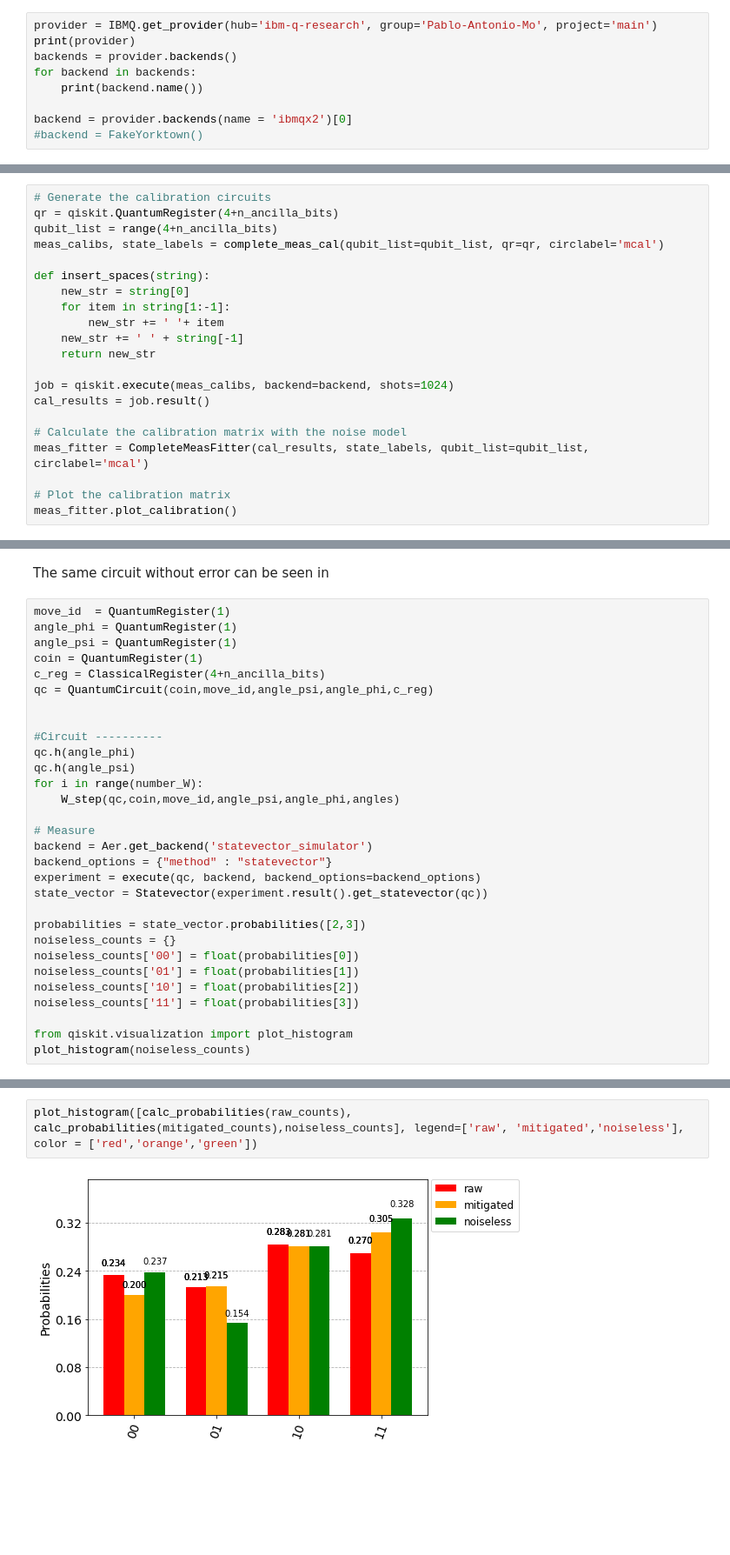
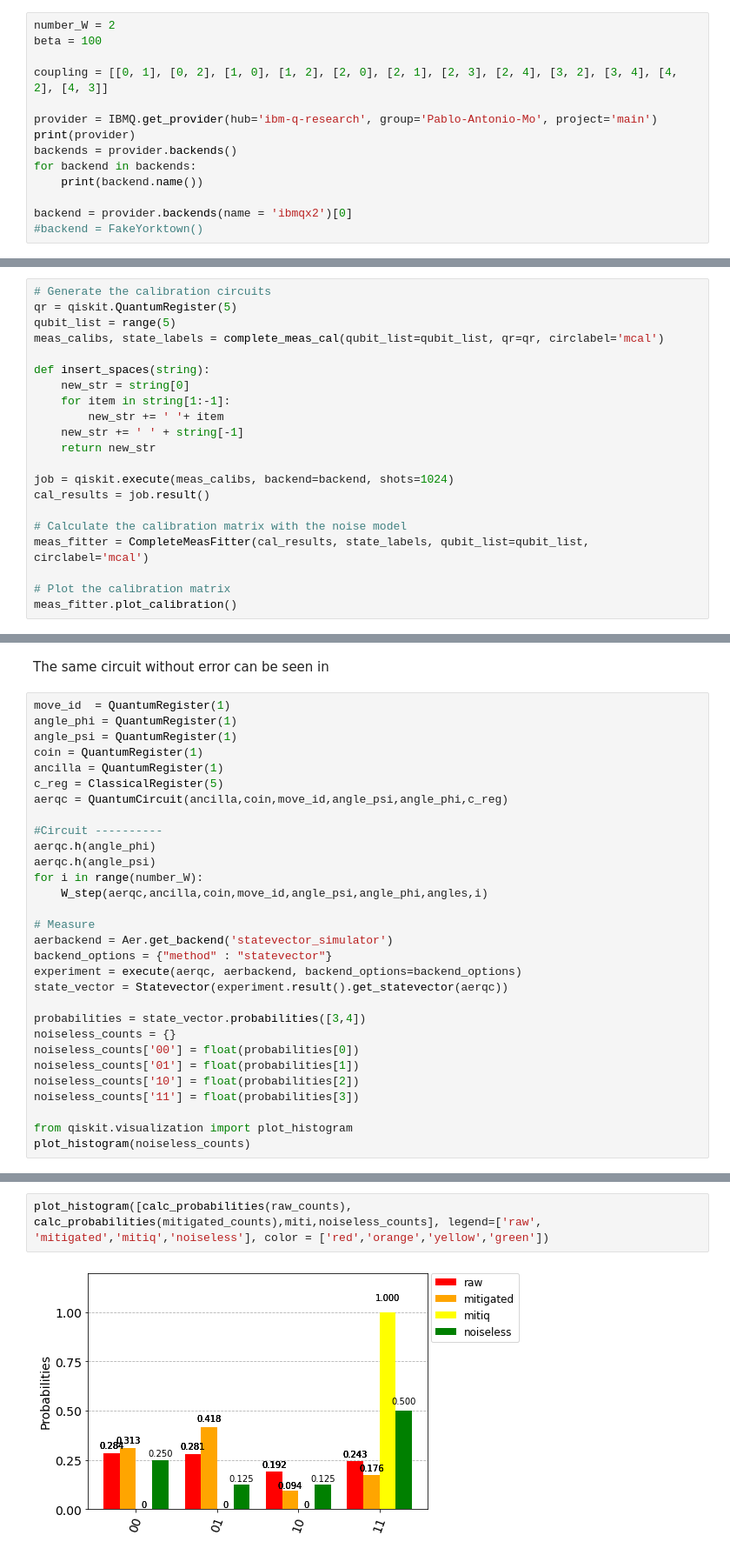
Before and after one commit to roberCO/QFold, a Jupyter notebook: GG 1 random with low precision.ipynb, the cells around one changed output, grey strips where cells are left out. Shown at 87% size. Saved outputs shown, nothing was run; the diff lists cells and outputs as text; blank space fills up the shorter version.

Commit message:
Adds error mitigation with mitiq and lowers the depth of the circuit

```diff
--- a/GG 1 random with low precision.ipynb
+++ b/GG 1 random with low precision.ipynb
@@ -36,4 +65,9 @@ from qiskit.ignis.mitigation.measurement import (complete_meas_cal, tensored_mea
 # %%
+number_W = 2
+beta = 100
+
+coupling = [[0, 1], [0, 2], [1, 0], [1, 2], [2, 0], [2, 1], [2, 3], [2, 4], [3, 2], [3, 4], [4, 2], [4, 3]]
+
 provider = IBMQ.get_provider(hub='ibm-q-research', group='Pablo-Antonio-Mo', project='main')
 print(provider)
 backends = provider.backends()
@@ -117,8 +148,8 @@ n_ancilla_bits = 0
 Let us have some error correction in place
 # %%
 # Generate the calibration circuits
-qr = qiskit.QuantumRegister(4+n_ancilla_bits)
-qubit_list = range(4+n_ancilla_bits)
+qr = qiskit.QuantumRegister(5)
+qubit_list = range(5)
 meas_calibs, state_labels = complete_meas_cal(qubit_list=qubit_list, qr=qr, circlabel='mcal')
 
 def insert_spaces(string):
@@ -284,23 +508,23 @@ move_id  = QuantumRegister(1)
 angle_phi = QuantumRegister(1)
 angle_psi = QuantumRegister(1)
 coin = QuantumRegister(1)
-c_reg = ClassicalRegister(4+n_ancilla_bits)
-qc = QuantumCircuit(coin,move_id,angle_psi,angle_phi,c_reg)
-
+ancilla = QuantumRegister(1)
+c_reg = ClassicalRegister(5)
+aerqc = QuantumCircuit(ancilla,coin,move_id,angle_psi,angle_phi,c_reg)
 
 #Circuit ----------
-qc.h(angle_phi)
-qc.h(angle_psi)
+aerqc.h(angle_phi)
+aerqc.h(angle_psi)
 for i in range(number_W):
-    W_step(qc,coin,move_id,angle_psi,angle_phi,angles)
+    W_step(aerqc,ancilla,coin,move_id,angle_psi,angle_phi,angles,i)
 
 # Measure
-backend = Aer.get_backend('statevector_simulator')
+aerbackend = Aer.get_backend('statevector_simulator')
 backend_options = {"method" : "statevector"}
-experiment = execute(qc, backend, backend_options=backend_options)
-state_vector = Statevector(experiment.result().get_statevector(qc))
+experiment = execute(aerqc, aerbackend, backend_options=backend_options)
+state_vector = Statevector(experiment.result().get_statevector(aerqc))
 
-probabilities = state_vector.probabilities([2,3])
+probabilities = state_vector.probabilities([3,4])
 noiseless_counts = {}
 noiseless_counts['00'] = float(probabilities[0])
 noiseless_counts['01'] = float(probabilities[1])
@@ -328,4 +538,4 @@ new_counts
 # %%
-plot_histogram([calc_probabilities(raw_counts), calc_probabilities(mitigated_counts),noiseless_counts], legend=['raw', 'mitigated','noiseless'], color = ['red','orange','green'])
+plot_histogram([calc_probabilities(raw_counts), calc_probabilities(mitigated_counts),miti,noiseless_counts], legend=['raw', 'mitigated','mitiq','noiseless'], color = ['red','orange','yellow','green'])
 # %% [output]
-[figure, old version]
+[figure, new version]
```
Also changed, not shown: parts of 15 cells of this notebook, 1 other file.
